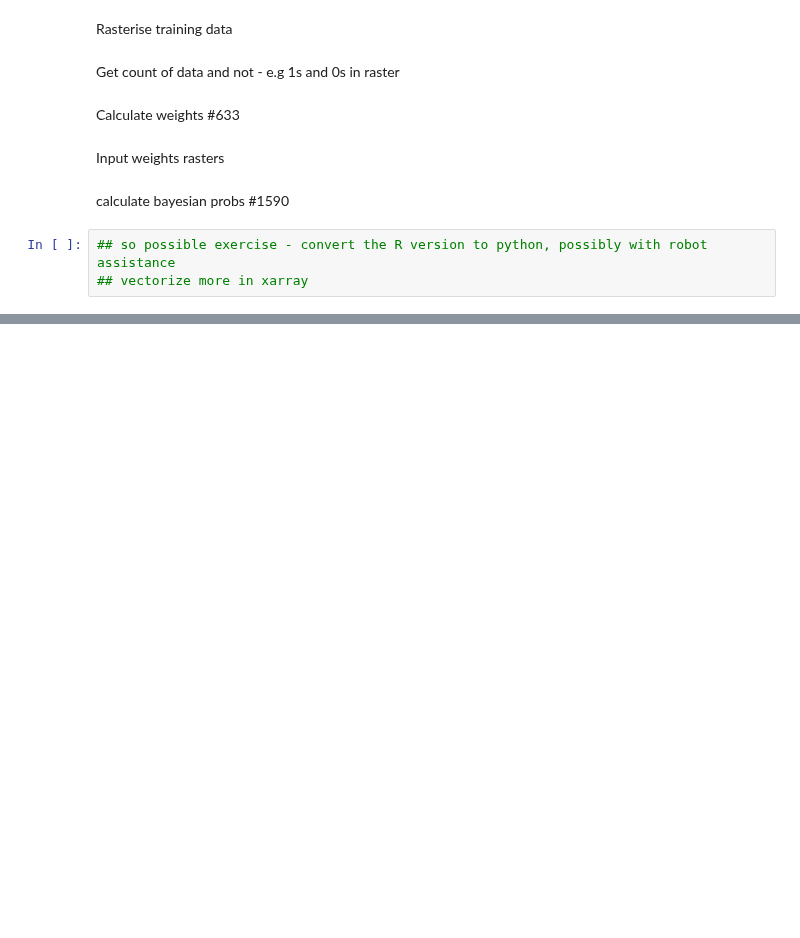
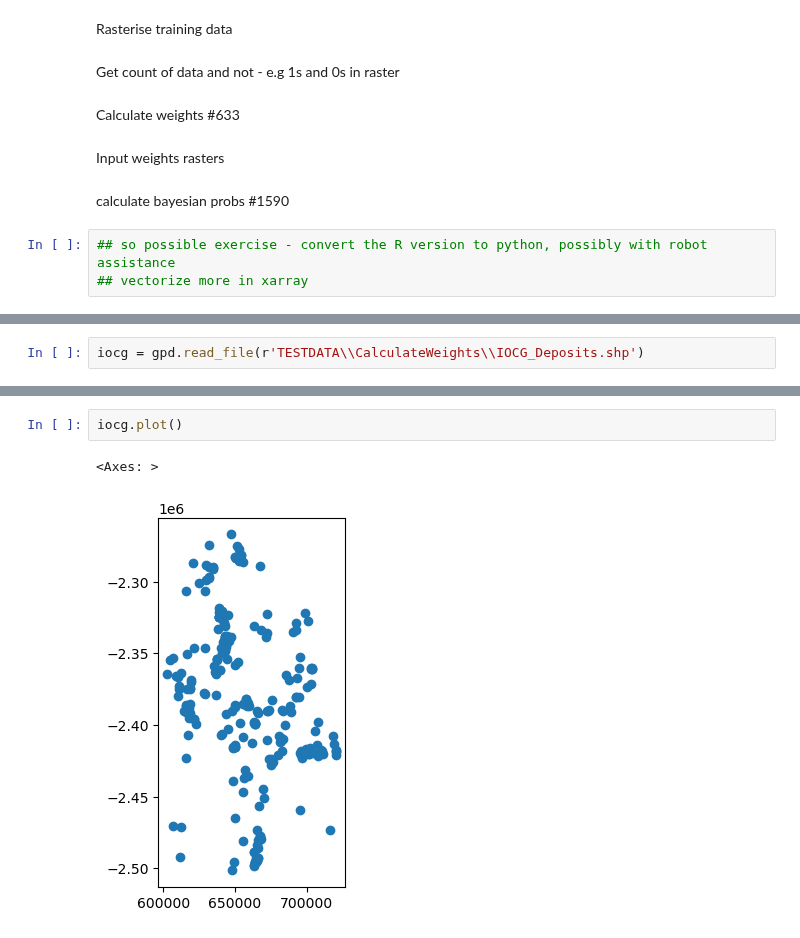
Before and after one commit to RichardScottOZ/Simple-Weights-of-Evidence, a Jupyter notebook: WoE-Test.ipynb, the cells around one changed output, grey strips where cells are left out. Cells and saved outputs as stored; diff of their text form; blank space fills up the shorter version.

```diff
--- a/WoE-Test.ipynb
+++ b/WoE-Test.ipynb
@@ -124,0 +125,2 @@ for d in data:
+# %%
+iocg = gpd.read_file(r'TESTDATA\\CalculateWeights\\IOCG_Deposits.shp')
@@ -124,0 +143,5 @@ for d in data:
+# %%
+iocg.plot()
+# %% [output]
+<Axes: >
+[figure, added]
```
Also changed, not shown: parts of 15 cells of this notebook.
